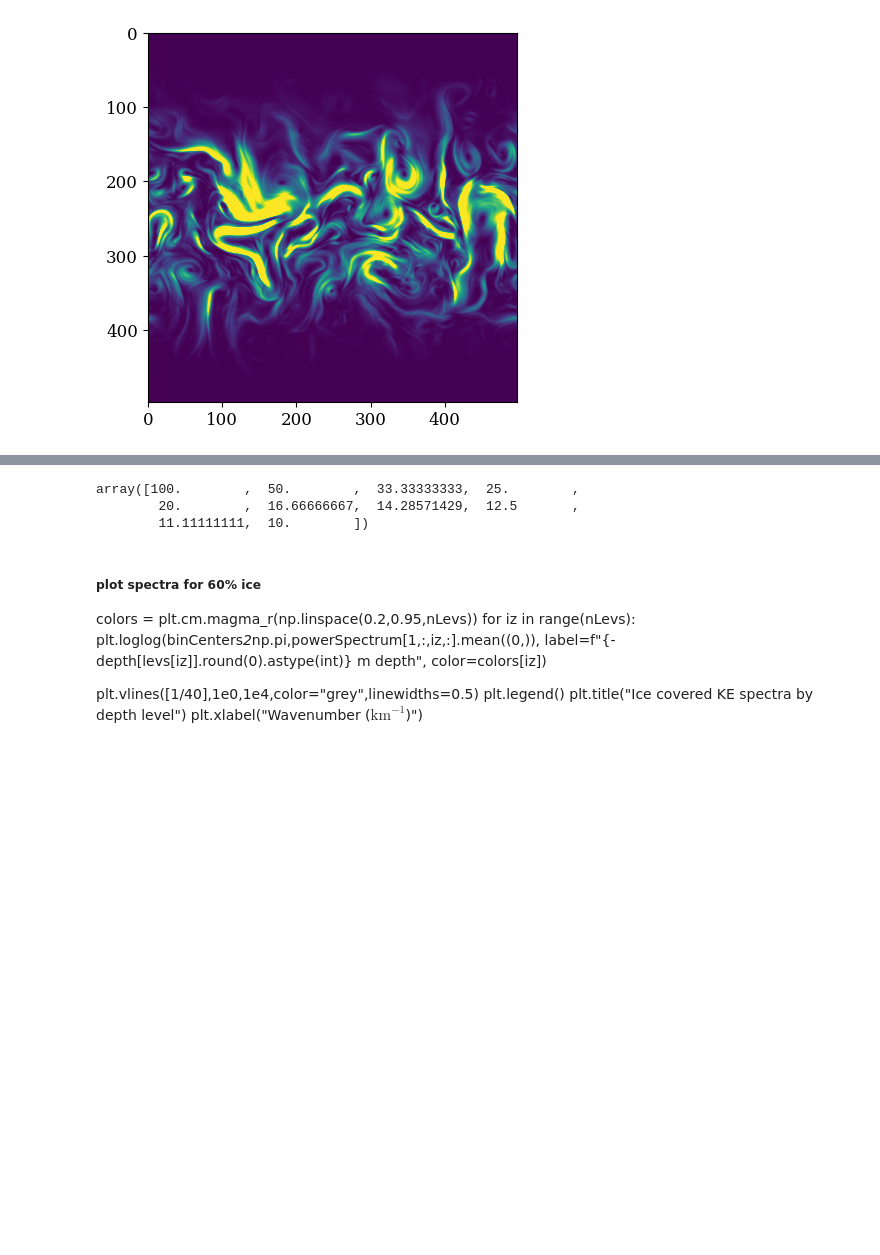
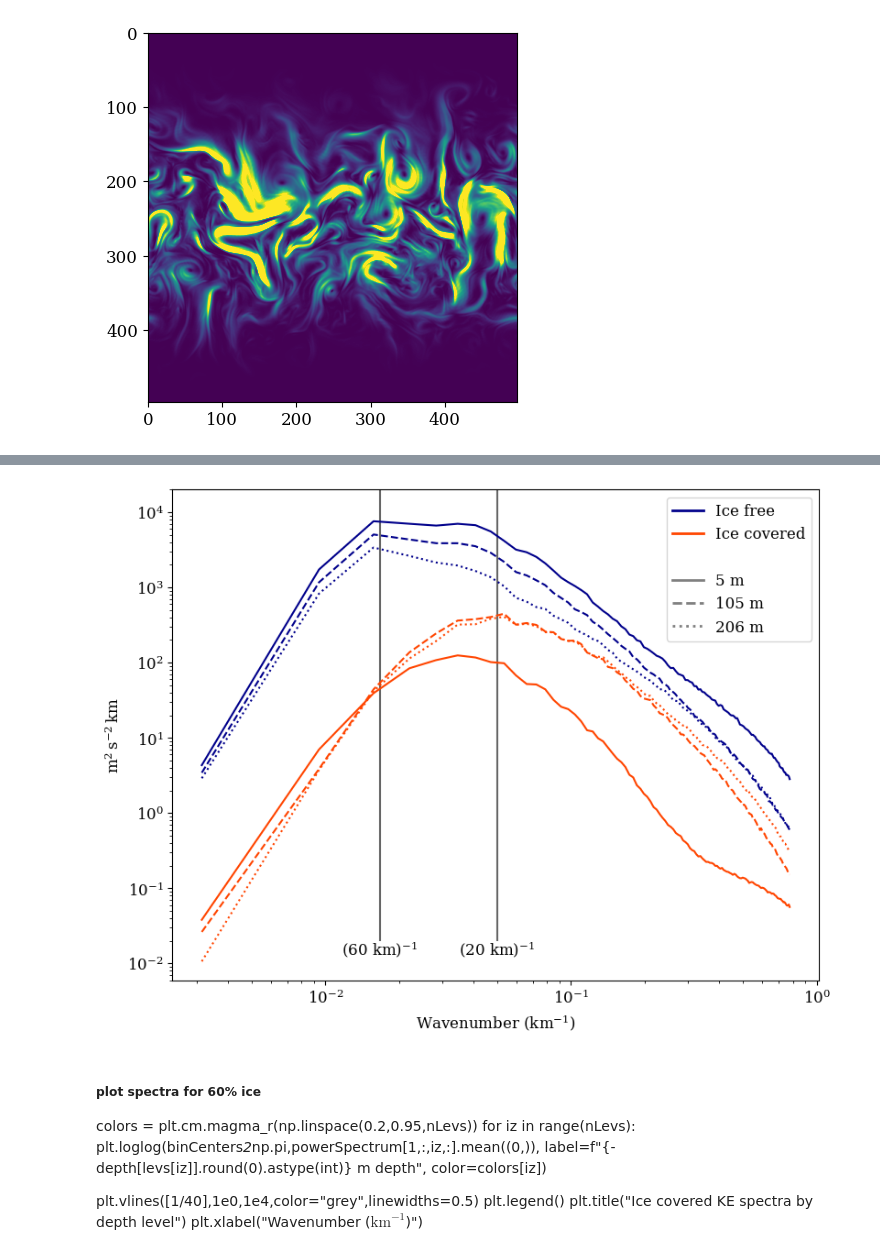
Before and after one commit to hmason13/ArcticMiddepthBI, a Jupyter notebook: analysis/officialFigScripts/figSpectraKE.ipynb, the cells around one changed output, grey strips where cells are left out. Cells and saved outputs as stored; diff of their text form; code cells hidden in the pictures; blank space fills up the shorter version.

```diff
--- a/analysis/officialFigScripts/figSpectraKE.ipynb
+++ b/analysis/officialFigScripts/figSpectraKE.ipynb
@@ -150,11 +151,53 @@ plt.savefig(loc1+"figKeSpectra.pdf",bbox_inches='tight')
-# %%
-
-test = np.linspace(1e-2,1e-1,10)
-1/test
-# %% [output]
-array([100.        ,  50.        ,  33.33333333,  25.        ,
-        20.        ,  16.66666667,  14.28571429,  12.5       ,
-        11.11111111,  10.        ])
+# %%
+# same except they're both on the same subplot
+myAlphas = [1,0.8,0.6]
+myStyles = ['solid','dashed','dotted']
+color1 = 'darkblue'
+color2 = 'orangered'
+
+fig, axs = plt.subplots(1,1,figsize=(8,6),layout='constrained')
+
+# plot spectra for ice free
+plt.sca(axs)
+colors = plt.cm.magma_r(np.linspace(0.2,0.95,nLevs))
+for iz in range(nLevs):
+    plt.loglog(binCenters*2*np.pi,powerSpectrum[0,:,iz,:].mean((0,)),
+               label=f"{-depth[levs[iz]].round(0).astype(int)} m",
+               color=color1,linestyle=myStyles[iz],alpha=1)
+
+# plot spectra for ice covered
+plt.sca(axs)
+colors = plt.cm.magma_r(np.linspace(0.2,0.95,nLevs))
+for iz in range(nLevs):
+    plt.loglog(binCenters*2*np.pi,powerSpectrum[-1,:,iz,:].mean((0,)),
+               label=f"{-depth[levs[iz]].round(0).astype(int)} m",
+               color=color2,linestyle=myStyles[iz],alpha=1)
+
+# plot vlines
+plt.vlines([1/60,1/20],2e-2,2e4,colors='black',alpha=0.6,zorder=-5)
+plt.annotate("(60 km)$^{-1}$",(1/60,1.3e-2),horizontalalignment='center')
+plt.annotate("(20 km)$^{-1}$",(1/20,1.3e-2),horizontalalignment='center')
+
+legend_elements= []
+legend_elements.append(Line2D([0],[0],color=color1,
+                              label="Ice free",linewidth=2))
+legend_elements.append(Line2D([0],[0],color=color2,
+                              label="Ice covered",linewidth=2))
+legend_elements.append(Line2D([0],[0],color="white",label=""))
+for iz in range(nLevs):
+  holder = Line2D([0],[0],color='gray',linestyle=myStyles[iz],
+                  label=f"{-depth[levs[iz]].round(0).astype(int)} m",
+                  linewidth=2)
+  legend_elements.append(holder)
+plt.legend(handles=legend_elements)
+
+plt.xlabel("Wavenumber ($\mathrm{km}^{-1}$)")
+plt.ylabel("$\mathrm{m}^2\,\mathrm{s}^{-2}\,\mathrm{km}$")
+plt.grid(visible=False)
+plt.ylim([0.6e-2,2e4])
+plt.savefig(loc1+"figKeSpectraCombined.pdf",bbox_inches='tight')
+# %% [output]
+[figure, added]
 # %% [markdown]
 ##### plot spectra for 60% ice
 colors = plt.cm.magma_r(np.linspace(0.2,0.95,nLevs))
```
Also changed, not shown: parts of 12 cells of this notebook, 6 other files.
